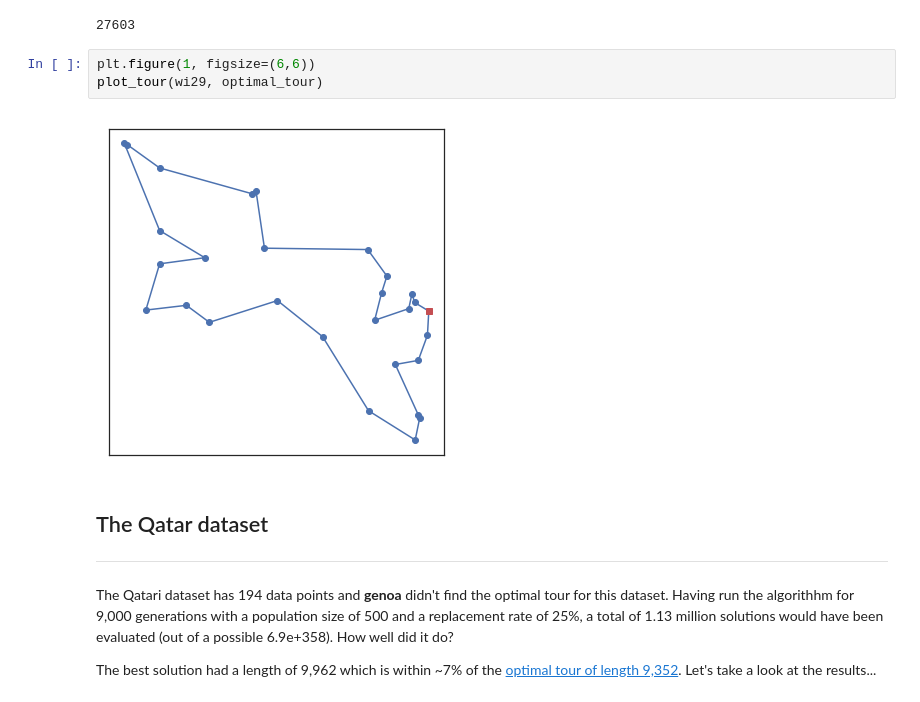
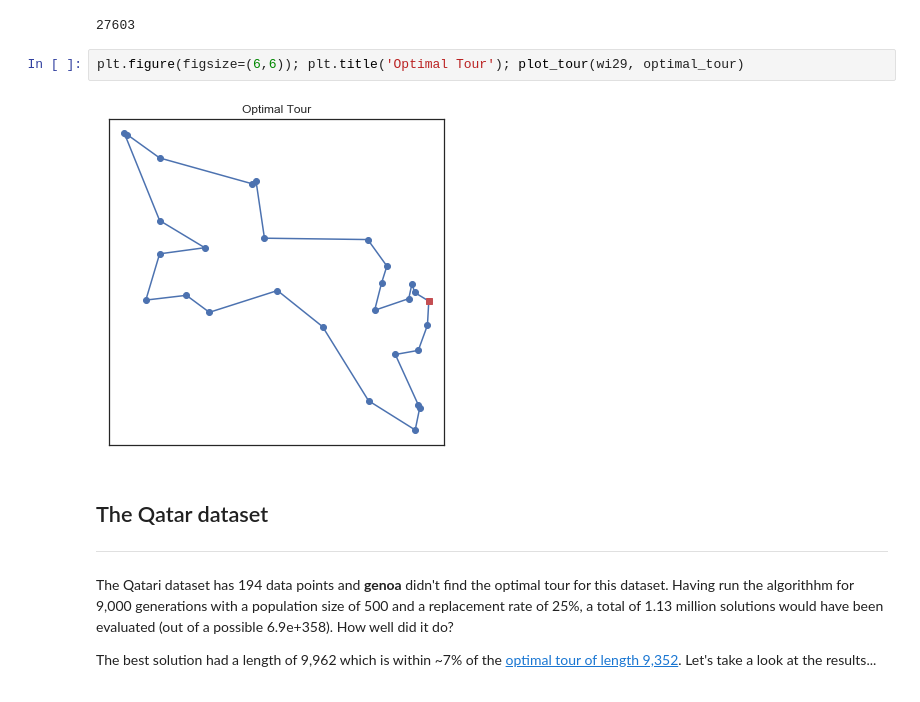
Before and after one commit to cdragun/ga-examples, a Jupyter notebook: Genoa1_operators.ipynb, the cells around one changed output. Drawn from its saved outputs; the diff is of its cells as text.

```diff
--- a/Genoa1_operators.ipynb
+++ b/Genoa1_operators.ipynb
@@ -248,10 +226,9 @@ tour_length(wi29, optimal_tour)
 # %% [output]
 27603
 # %%
-plt.figure(1, figsize=(6,6))
-plot_tour(wi29, optimal_tour)
+plt.figure(figsize=(6,6)); plt.title('Optimal Tour'); plot_tour(wi29, optimal_tour)
 # %% [output]
-[figure, old version]
+[figure, new version]
 # %% [markdown]
 ## The Qatar dataset
 ---
```
Also changed, not shown: parts of 13 cells of this notebook.
